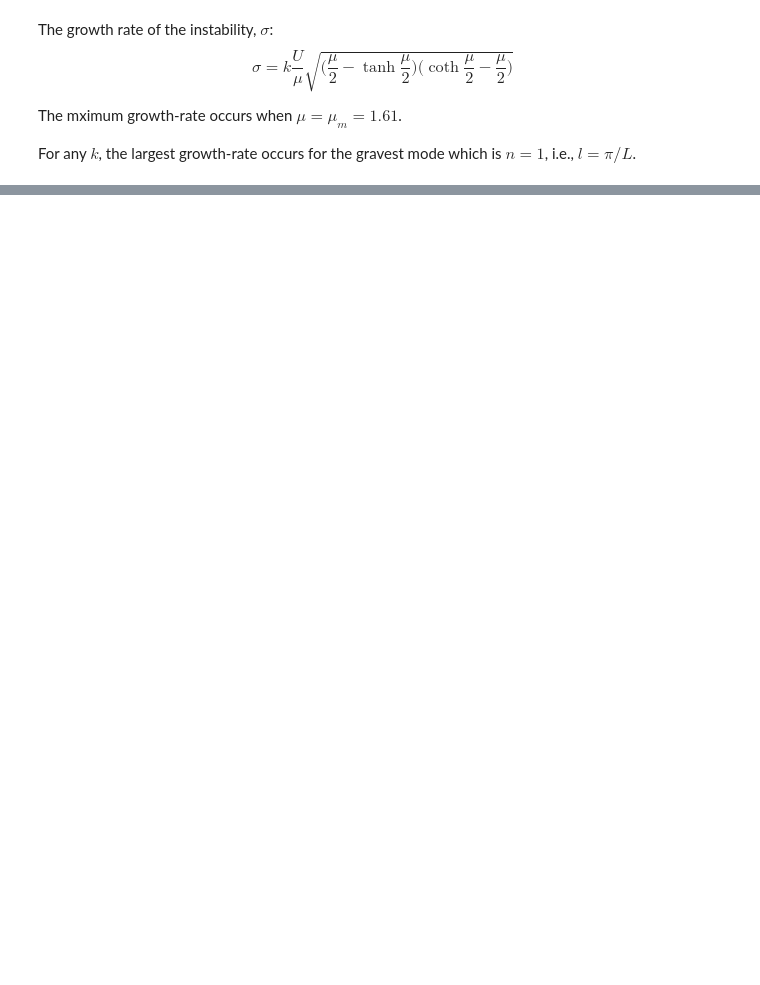
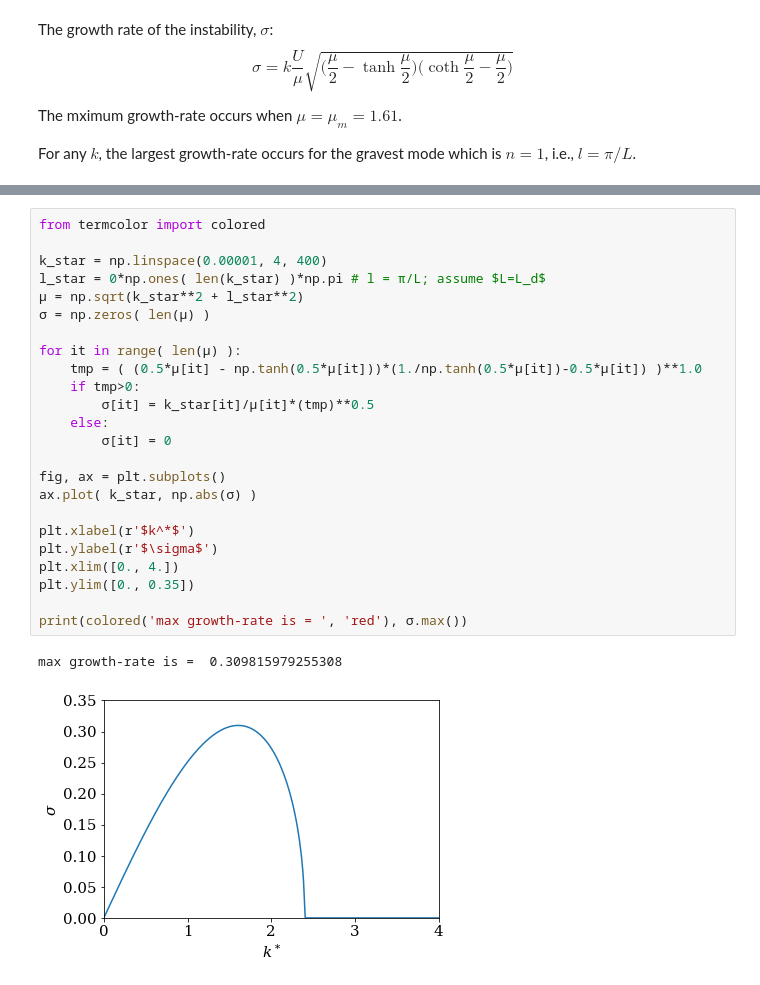
Before and after one commit to subhk/Baroclinic-Instability, a Jupyter notebook: Baroclinic Instability.ipynb, the cells around one changed output, grey strips where cells are left out. Drawn from its saved outputs; the diff is of its cells as text; blank space fills up the shorter version.

```diff
--- a/Baroclinic Instability.ipynb
+++ b/Baroclinic Instability.ipynb
@@ -270,0 +340,27 @@ where $c^* = c/U - 0.5$.
+# %%
+from termcolor import colored
+
+k_star = np.linspace(0.00001, 4, 400)
+l_star = 0*np.ones( len(k_star) )*np.pi # l = π/L; assume $L=L_d$
+μ = np.sqrt(k_star**2 + l_star**2)
+σ = np.zeros( len(μ) )
+
+for it in range( len(μ) ):
+    tmp = ( (0.5*μ[it] - np.tanh(0.5*μ[it]))*(1./np.tanh(0.5*μ[it])-0.5*μ[it]) )**1.0
+    if tmp>0:
+        σ[it] = k_star[it]/μ[it]*(tmp)**0.5
+    else:
+        σ[it] = 0
+
+fig, ax = plt.subplots()
+ax.plot( k_star, np.abs(σ) )
+
+plt.xlabel(r'$k^*$')
+plt.ylabel(r'$\sigma$')
+plt.xlim([0., 4.])
+plt.ylim([0., 0.35])
+
+print(colored('max growth-rate is = ', 'red'), σ.max())
+# %% [output]
+max growth-rate is =  0.309815979255308
+[figure, added]
```
Also changed, not shown: parts of 13 cells of this notebook.
